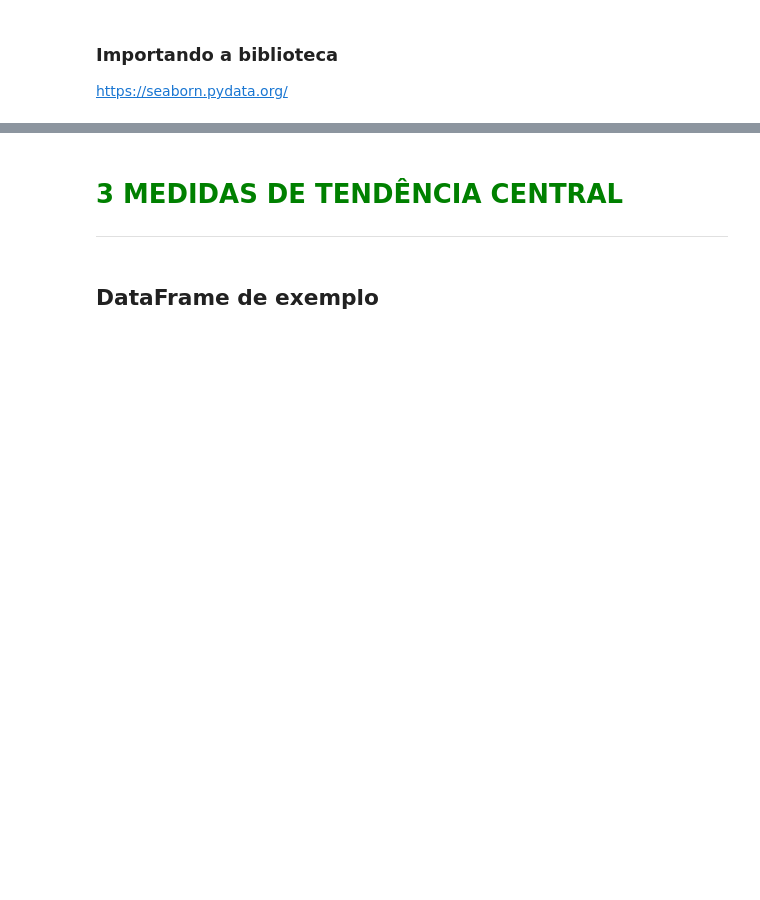
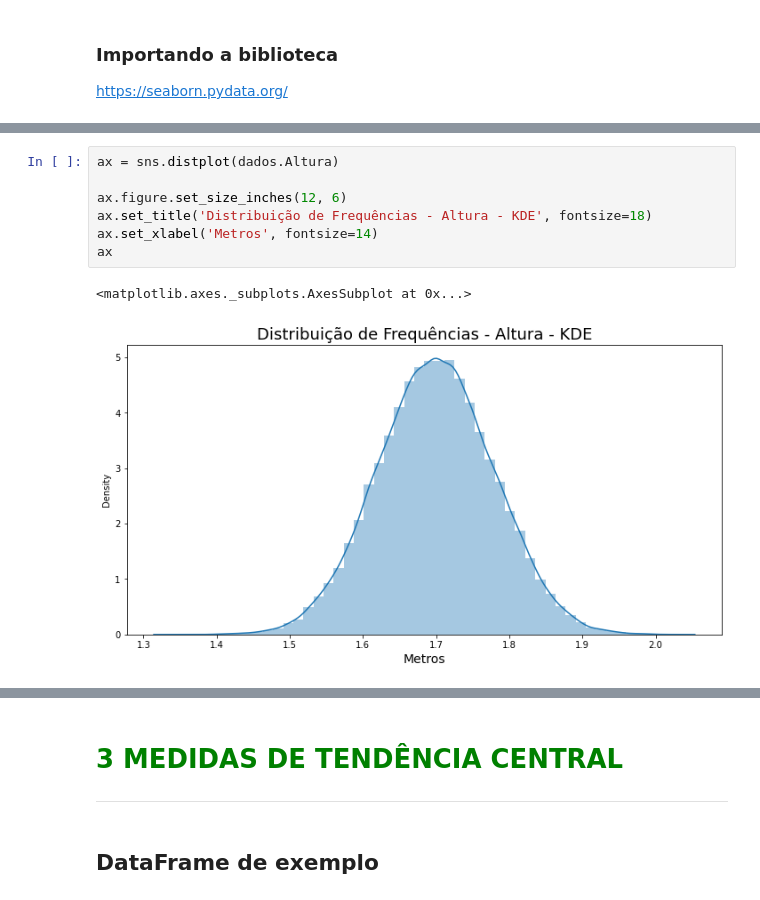
Before and after one commit to Gleis0nLemos/Estatistica_I, a Jupyter notebook: CursoDeEstatisca1.ipynb, the cells around one changed output, grey strips where cells are left out. Drawn from its saved outputs; the diff is of its cells as text; blank space fills up the shorter version.

```diff
--- a/CursoDeEstatisca1.ipynb
+++ b/CursoDeEstatisca1.ipynb
@@ -282,0 +567,10 @@ https://seaborn.pydata.org/
+# %%
+ax = sns.distplot(dados.Altura)
+
+ax.figure.set_size_inches(12, 6)
+ax.set_title('Distribuição de Frequências - Altura - KDE', fontsize=18)
+ax.set_xlabel('Metros', fontsize=14)
+ax
+# %% [output]
+<matplotlib.axes._subplots.AxesSubplot at 0x...>
+[figure, added]
```
Also changed, not shown: parts of 38 cells of this notebook, 1 other file.
